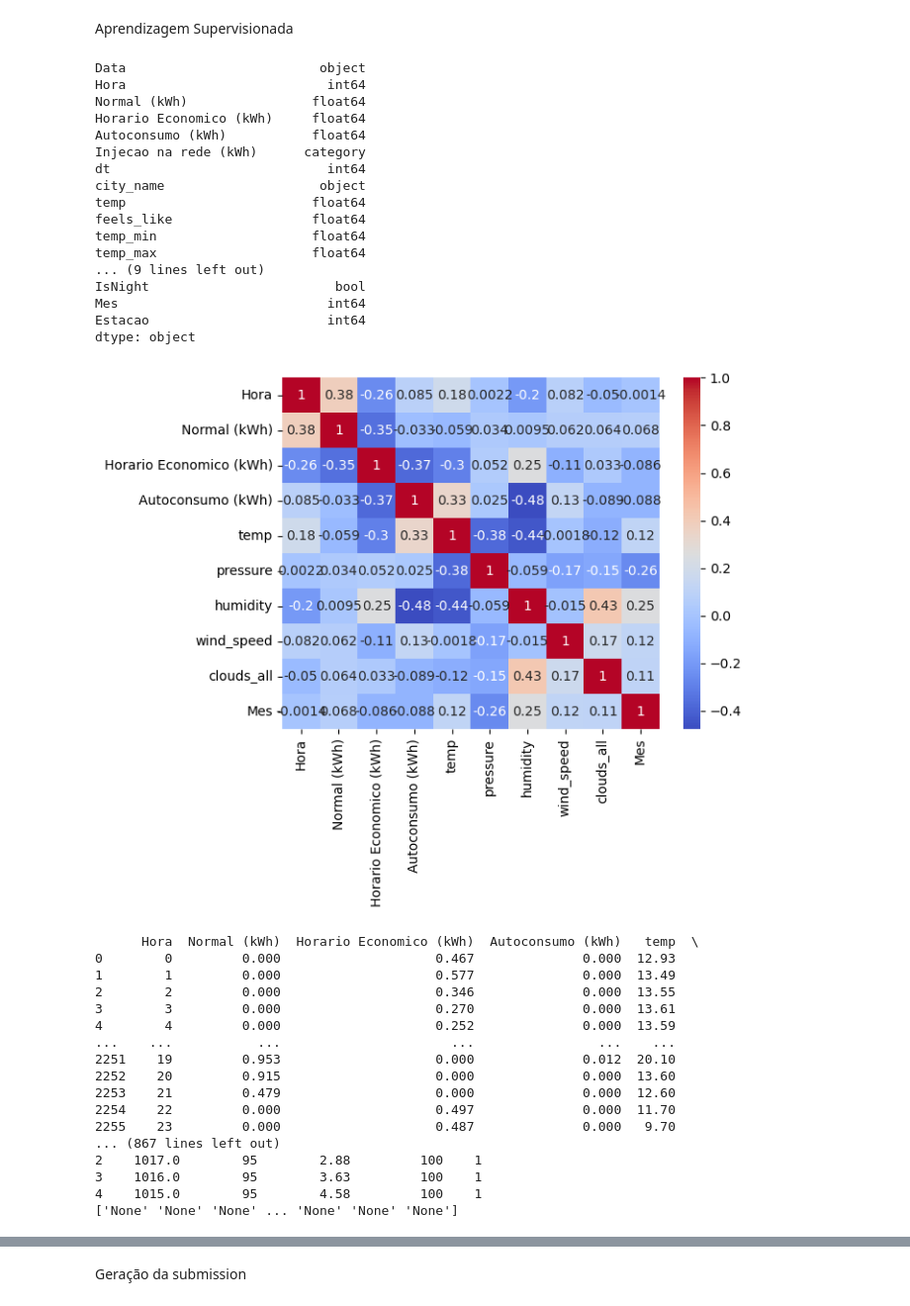
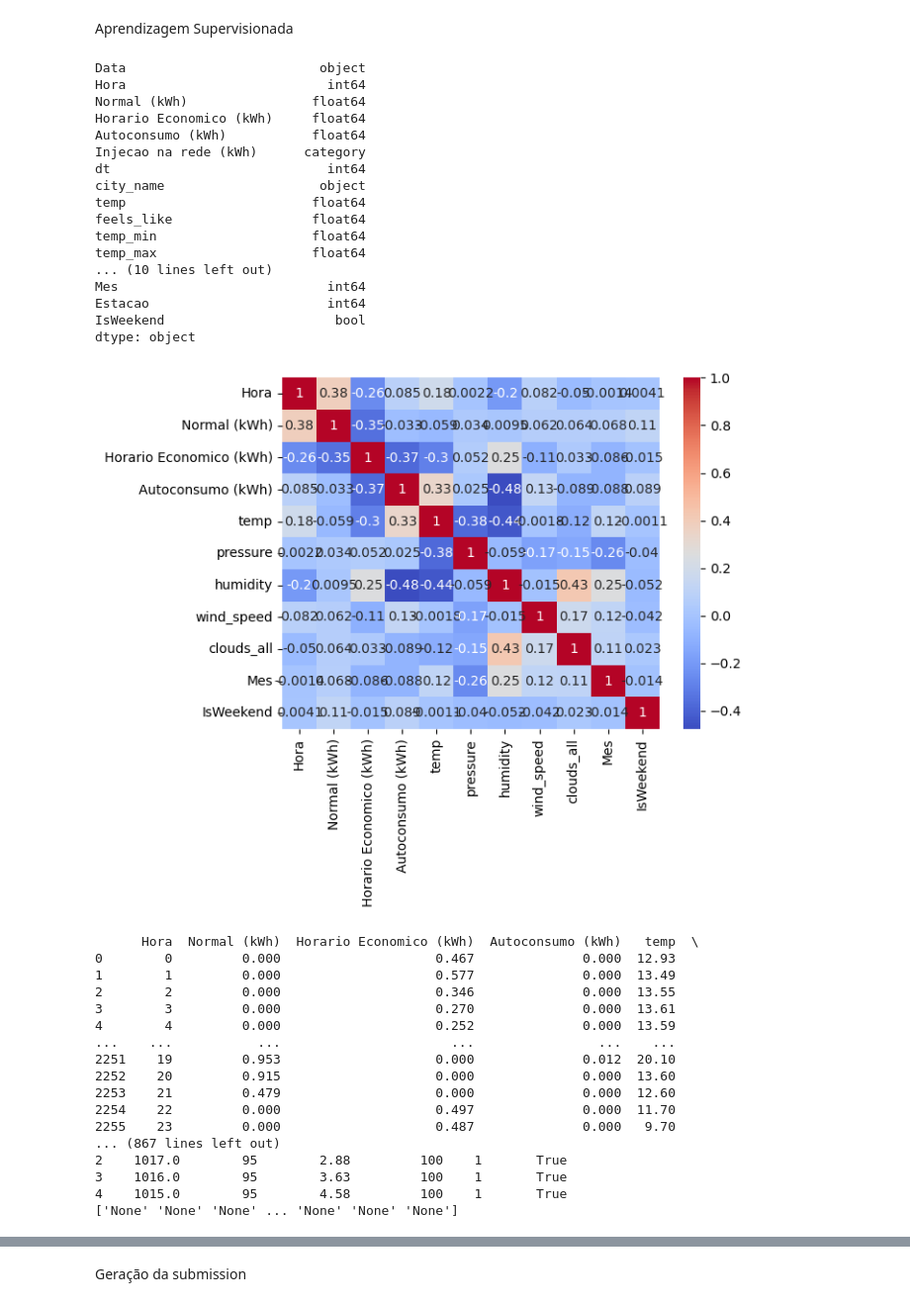
Before and after one commit to simaobarroso/tp-daa, a Jupyter notebook: competicao/comp.ipynb, the cells around one changed output, grey strips where cells are left out. Shown at 99% size. Saved outputs shown, nothing was run; the diff lists cells and outputs as text; code cells hidden in the pictures.

Commit message:
Variavel IsWeekend

```diff
--- a/competicao/comp.ipynb
+++ b/competicao/comp.ipynb
@@ -718,3 +715,17 @@ df_2023['Estacao'] = pd.to_datetime(df_2023['Data']).apply(data_para_estacao)
+# %%
+df_train['day_of_week'] = pd.to_datetime(df_train['Data']).dt.dayofweek
+df_2023['day_of_week'] = pd.to_datetime(df_2023['Data']).dt.dayofweek
+
+def data_para_estacao(dia):
+
+    # Determina a estação com base no mês e dia
+    return dia==5 or dia==6
+
+df_train['IsWeekend'] = df_train['day_of_week'].apply(data_para_estacao)
+df_2023['IsWeekend'] = df_2023['day_of_week'].apply(data_para_estacao)
+
+df_train.drop(['day_of_week'], axis='columns', inplace=True)
+df_2023.drop(['day_of_week'], axis='columns', inplace=True)
 # %% [markdown]
 <h3>Remoção de Outliers
 # %% [markdown]
@@ -941,6 +952,7 @@ df_2023.drop(['Periodo'], axis='columns', inplace=True) # Teste dos atributos in
 #df_2023.drop(['Mes'], axis='columns', inplace=True)
 df_2023.drop(['IsNight'], axis='columns', inplace=True) # Teste aos atributos introduzidos por nós
 df_2023.drop(['Estacao'], axis='columns', inplace=True) # Teste aos atributos introduzidos por nós
+df_2023.drop(['IsWeekend'], axis='columns', inplace=True) # Teste aos atributos introduzidos por nós
 
 
 print (df_2023)
@@ -1081,36 +1093,36 @@ for elem in predict:
     elif elem <4.5:
         prediction1.append('Very High')
 """
 
 # Use seaborn para criar um mapa de calor
 sns.heatmap(conf_mat, annot=True, fmt="d", xticklabels=labels, yticklabels=labels)
 plt.xlabel('Classe Predita')
 plt.ylabel('Classe Real')
 plt.title('Matriz de Confusão')
 plt.show()
 
 # Print the predictions
 #print("Predictions:")
 #print(predict)
 # %% [output]
 Data                         object
 Hora                          int64
 Normal (kWh)                float64
 Horario Economico (kWh)     float64
 Autoconsumo (kWh)           float64
 Injecao na rede (kWh)      category
 dt                            int64
 city_name                    object
 temp                        float64
 feels_like                  float64
 temp_min                    float64
 temp_max                    float64
-... (9 lines left out)
-IsNight                        bool
+... (10 lines left out)
 Mes                           int64
 Estacao                       int64
+IsWeekend                      bool
 dtype: object
-[figure, old version]
+[figure, new version]
       Hora  Normal (kWh)  Horario Economico (kWh)  Autoconsumo (kWh)   temp  \
 0        0         0.000                    0.467              0.000  12.93
 1        1         0.000                    0.577              0.000  13.49
@@ -1124,9 +1136,9 @@ dtype: object
 2254    22         0.000                    0.497              0.000  11.70
 2255    23         0.000                    0.487              0.000   9.70
 ... (867 lines left out)
-2    1017.0        95        2.88         100    1
-3    1016.0        95        3.63         100    1
-4    1015.0        95        4.58         100    1
+2    1017.0        95        2.88         100    1       True
+3    1016.0        95        3.63         100    1       True
+4    1015.0        95        4.58         100    1       True
 ['None' 'None' 'None' ... 'None' 'None' 'None']
 [figure]
 # %% [markdown]
```
Also changed, not shown: parts of 3 cells of this notebook, 1 other file.
